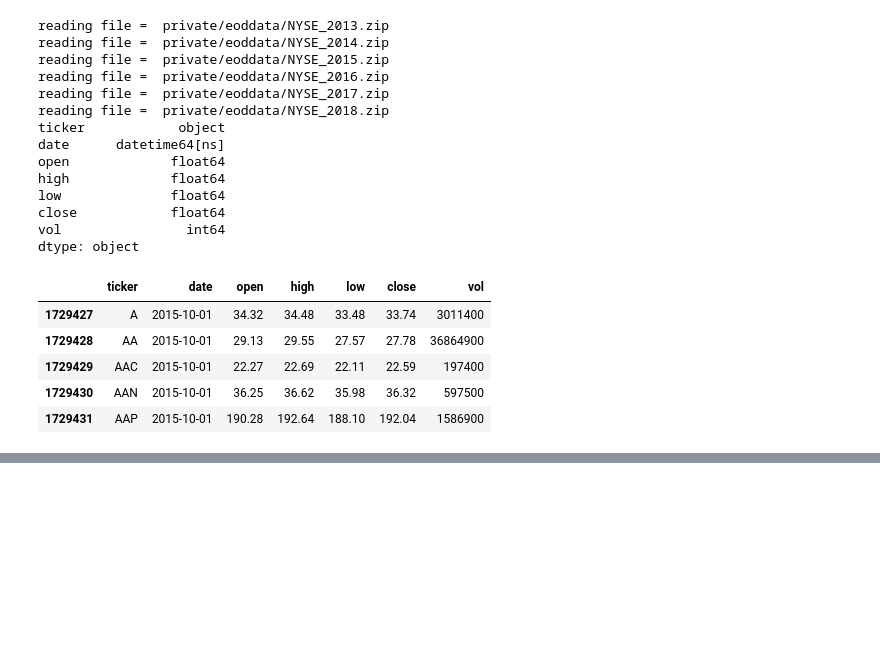
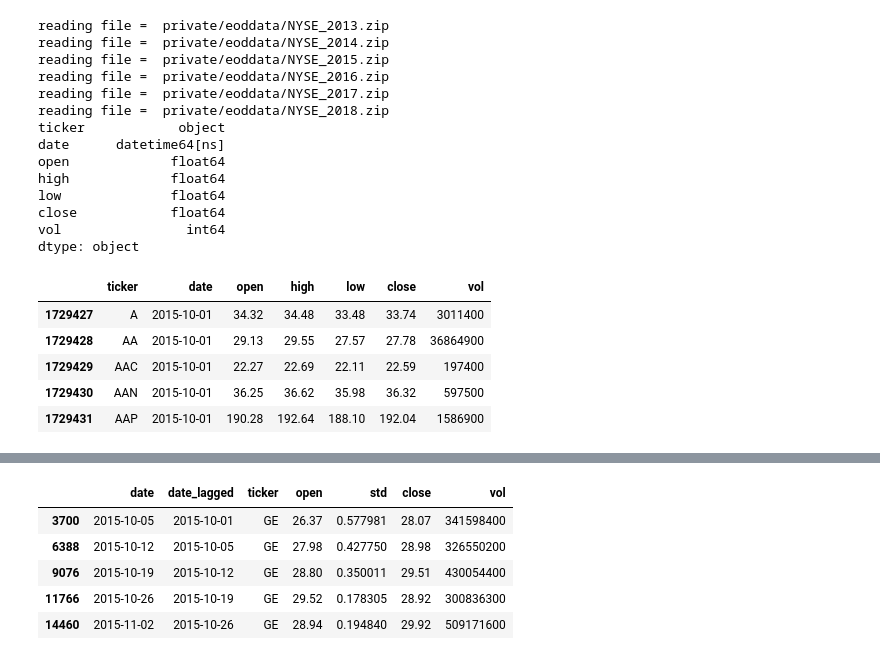
Before and after one commit to joehahn/dl, a Jupyter notebook: market/inspect_stock_data.ipynb, the cells around one changed output, grey strips where cells are left out. Cells and saved outputs as stored; diff of their text form; code cells hidden in the pictures; blank space fills up the shorter version.

```diff
--- a/market/inspect_stock_data.ipynb
+++ b/market/inspect_stock_data.ipynb
@@ -67,0 +67,13 @@ market_resampled[idx].tail()
+# %%
+ticker = 'GE'
+df = market_resampled
+idx = (df['ticker'] == ticker)
+df = df[idx]
+df.head()
+# %% [output]
+|  | date | date_lagged | ticker | open | std | close | vol |
+| 3700 | 2015-10-05 | 2015-10-01 | GE | 26.37 | 0.577981 | 28.07 | 341598400 |
+| 6388 | 2015-10-12 | 2015-10-05 | GE | 27.98 | 0.427750 | 28.98 | 326550200 |
+| 9076 | 2015-10-19 | 2015-10-12 | GE | 28.80 | 0.350011 | 29.51 | 430054400 |
+| 11766 | 2015-10-26 | 2015-10-19 | GE | 29.52 | 0.178305 | 28.92 | 300836300 |
+| 14460 | 2015-11-02 | 2015-10-26 | GE | 28.94 | 0.194840 | 29.92 | 509171600 |
```
Also changed, not shown: parts of 5 cells of this notebook, 1 other file.
